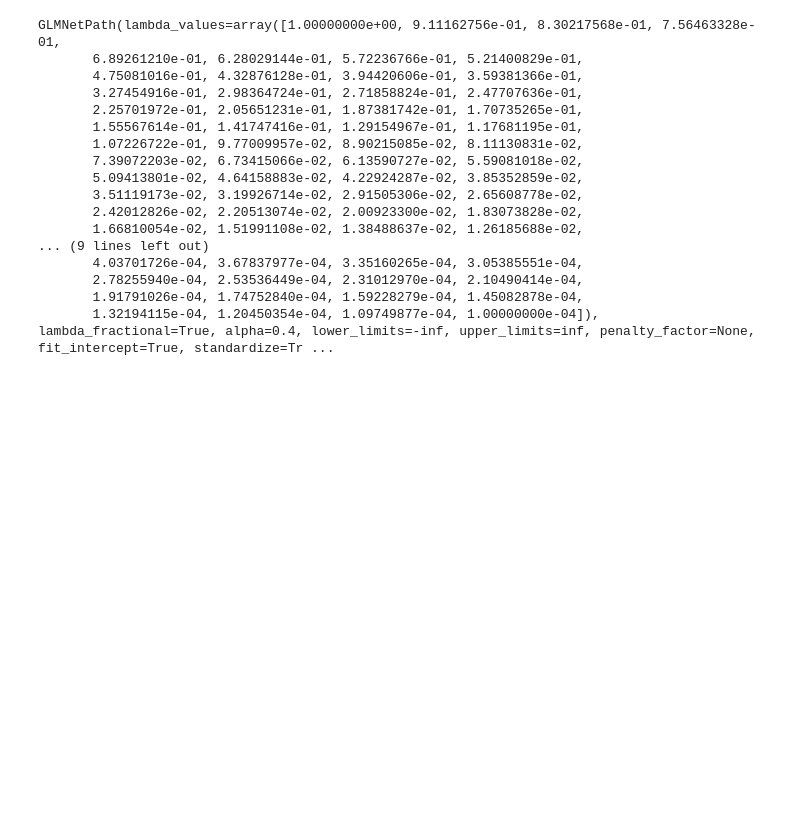
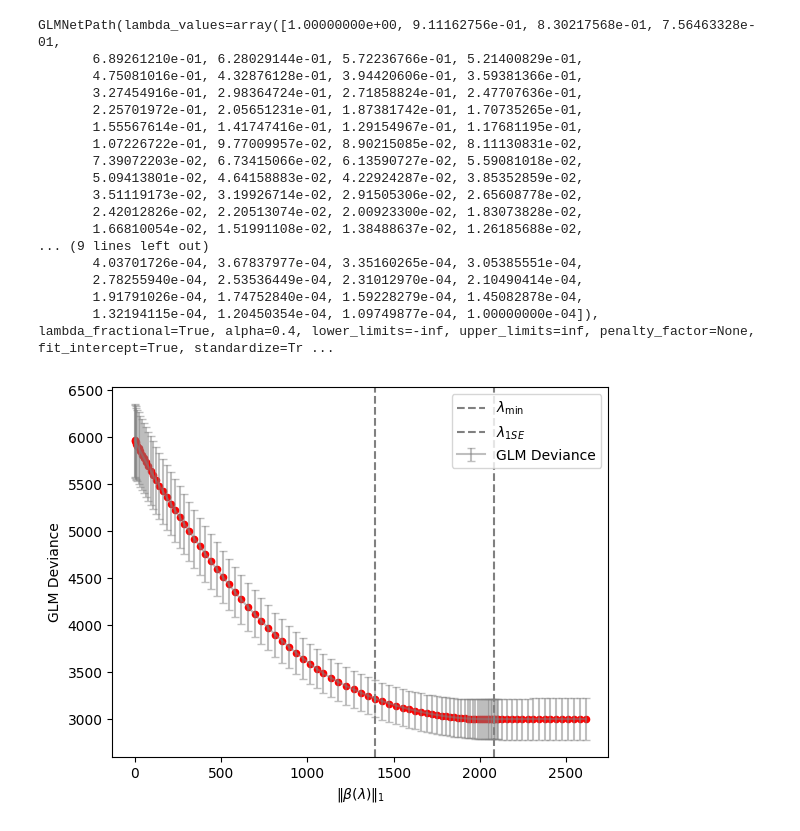
Before and after one commit to jonathan-taylor/glmnetpy, a Jupyter notebook: docs/examples/cross_validation.ipynb, the cells around one changed output. Saved outputs shown, nothing was run; the diff lists cells and outputs as text; code cells hidden in the pictures; blank space fills up the shorter version.

```diff
--- a/docs/examples/cross_validation.ipynb
+++ b/docs/examples/cross_validation.ipynb
@@ -174,3 +183,11 @@ GLMNetPath(lambda_values=array([1.00000000e+00, 9.11162756e-01, 8.30217568e-01,
        2.78255940e-04, 2.53536449e-04, 2.31012970e-04, 2.10490414e-04,
        1.91791026e-04, 1.74752840e-04, 1.59228279e-04, 1.45082878e-04,
        1.32194115e-04, 1.20450354e-04, 1.09749877e-04, 1.00000000e-04]), lambda_fractional=True, alpha=0.4, lower_limits=-inf, upper_limits=inf, penalty_factor=None, fit_intercept=True, standardize=Tr ...
+# %%
+%%capture
+fig, ax = plt.subplots()
+# %%
+G2.plot_cross_validation(ax=ax, xvar='norm', legend=True)
+fig
+# %% [output]
+[figure, added]
```
Also changed, not shown: parts of 9 cells of this notebook, 1 other file.
